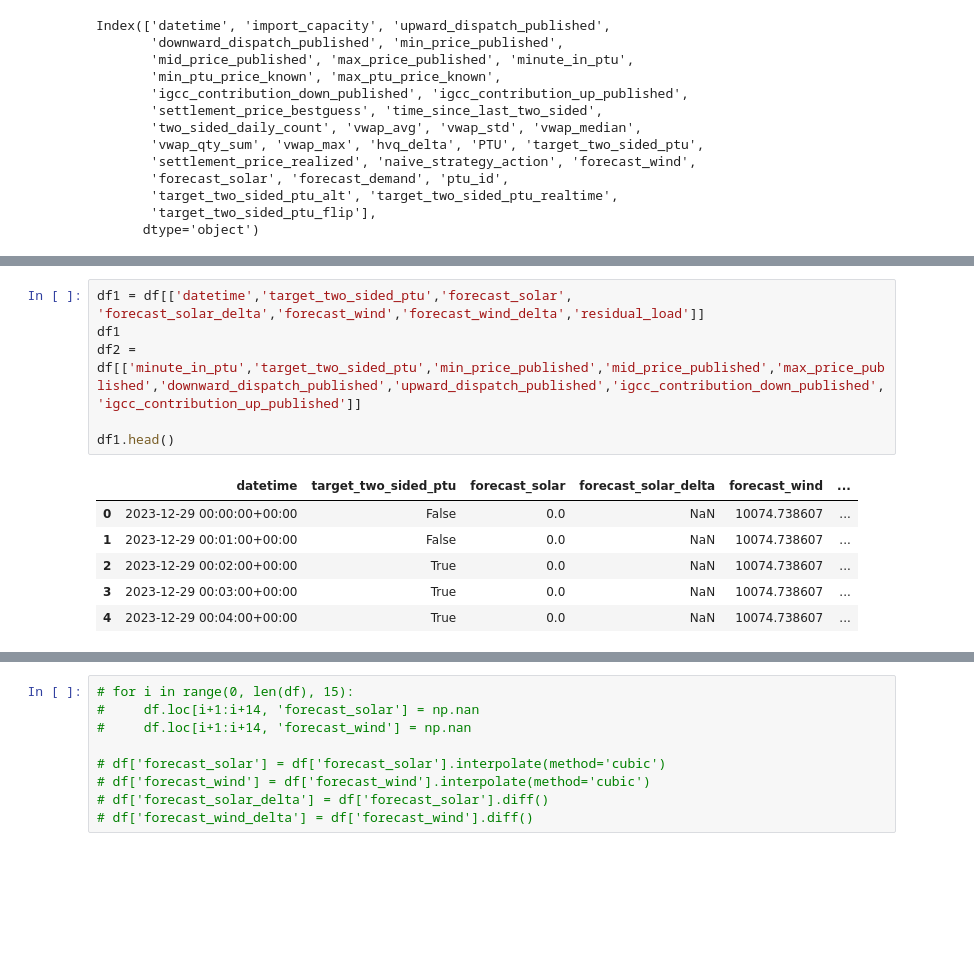
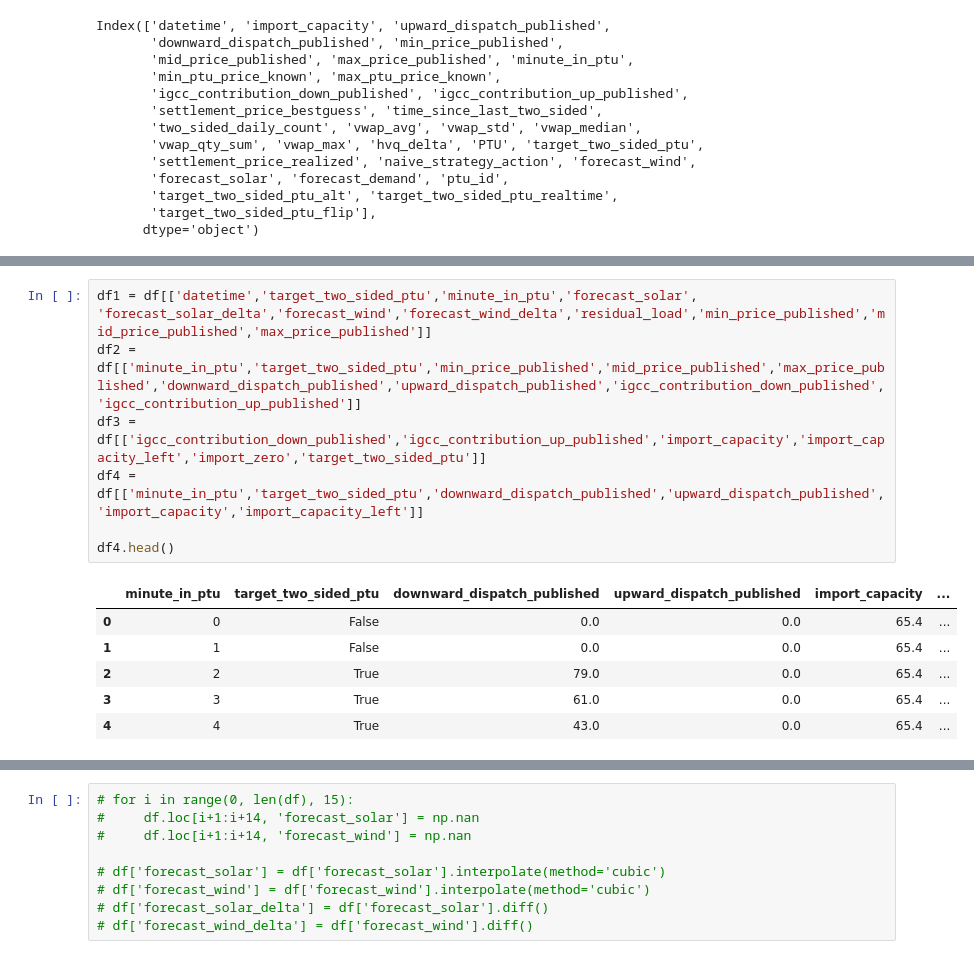
Before and after one commit to SmallNub/tweedejaars_project, a Jupyter notebook: notebooks/feature_engineering.ipynb, the cells around one changed output, grey strips where cells are left out. Saved outputs shown, nothing was run; the diff lists cells and outputs as text; blank space fills up the shorter version.

```diff
--- a/notebooks/feature_engineering.ipynb
+++ b/notebooks/feature_engineering.ipynb
@@ -57,18 +71,19 @@ def features(df):
 
 _ = features(df)
 # %%
-df1 = df[['datetime','target_two_sided_ptu','forecast_solar', 'forecast_solar_delta','forecast_wind','forecast_wind_delta','residual_load']]
-df1
+df1 = df[['datetime','target_two_sided_ptu','minute_in_ptu','forecast_solar', 'forecast_solar_delta','forecast_wind','forecast_wind_delta','residual_load','min_price_published','mid_price_published','max_price_published']]
 df2 = df[['minute_in_ptu','target_two_sided_ptu','min_price_published','mid_price_published','max_price_published','downward_dispatch_published','upward_dispatch_published','igcc_contribution_down_published','igcc_contribution_up_published']]
+df3 = df[['igcc_contribution_down_published','igcc_contribution_up_published','import_capacity','import_capacity_left','import_zero','target_two_sided_ptu']]
+df4 = df[['minute_in_ptu','target_two_sided_ptu','downward_dispatch_published','upward_dispatch_published','import_capacity','import_capacity_left']]
 
-df1.head()
+df4.head()
 # %% [output]
-|  | datetime | target_two_sided_ptu | forecast_solar | forecast_solar_delta | forecast_wind | ... |
-| 0 | 2023-12-29 00:00:00+00:00 | False | 0.0 | NaN | 10074.738607 | ... |
-| 1 | 2023-12-29 00:01:00+00:00 | False | 0.0 | NaN | 10074.738607 | ... |
-| 2 | 2023-12-29 00:02:00+00:00 | True | 0.0 | NaN | 10074.738607 | ... |
-| 3 | 2023-12-29 00:03:00+00:00 | True | 0.0 | NaN | 10074.738607 | ... |
-| 4 | 2023-12-29 00:04:00+00:00 | True | 0.0 | NaN | 10074.738607 | ... |
+|  | minute_in_ptu | target_two_sided_ptu | downward_dispatch_published | upward_dispatch_published | import_capacity | ... |
+| 0 | 0 | False | 0.0 | 0.0 | 65.4 | ... |
+| 1 | 1 | False | 0.0 | 0.0 | 65.4 | ... |
+| 2 | 2 | True | 79.0 | 0.0 | 65.4 | ... |
+| 3 | 3 | True | 61.0 | 0.0 | 65.4 | ... |
+| 4 | 4 | True | 43.0 | 0.0 | 65.4 | ... |
 # %%
 correlation_matrix = df.corr()
 plt.figure(figsize=(8, 6))
```
Also changed, not shown: parts of 3 cells of this notebook, 1 other file.
